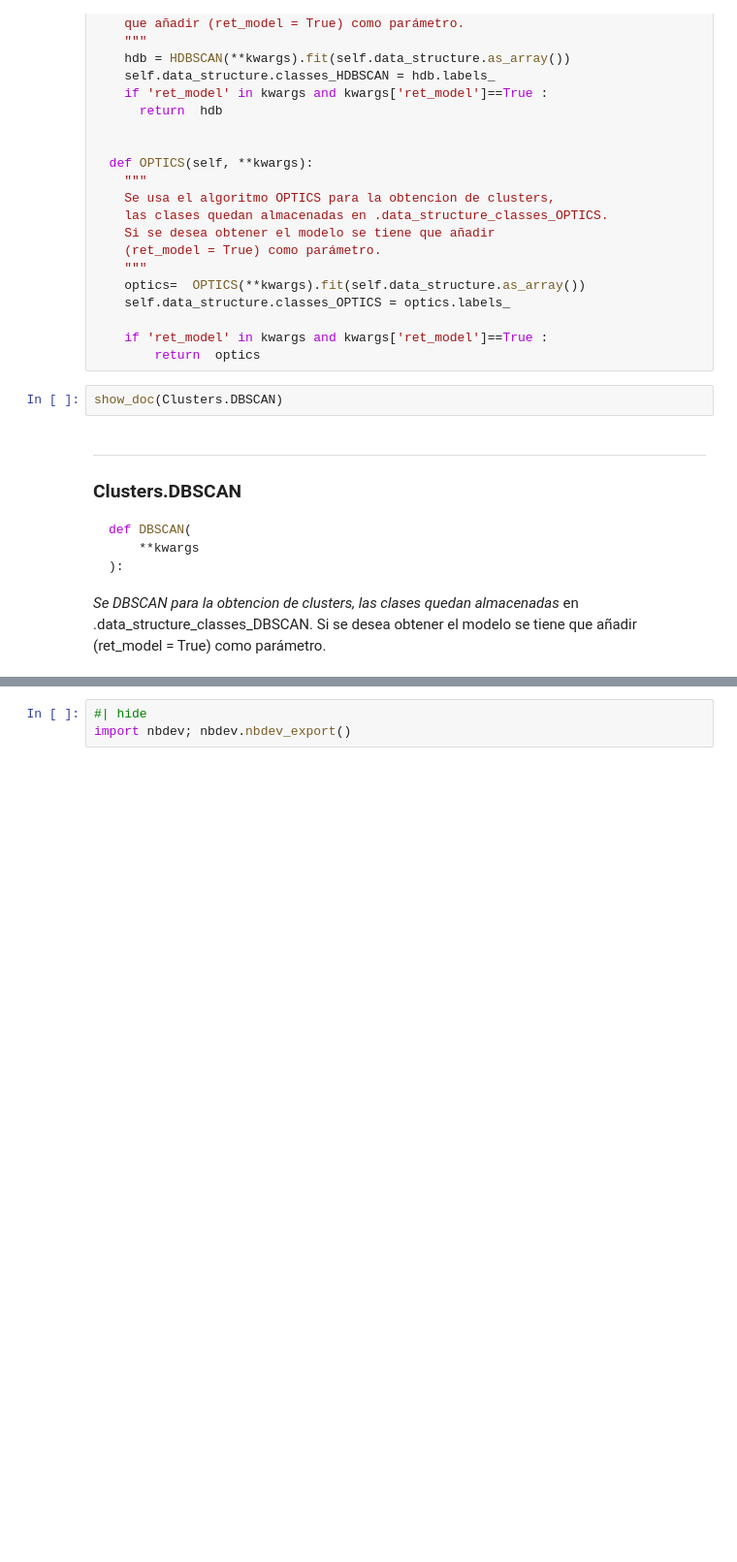
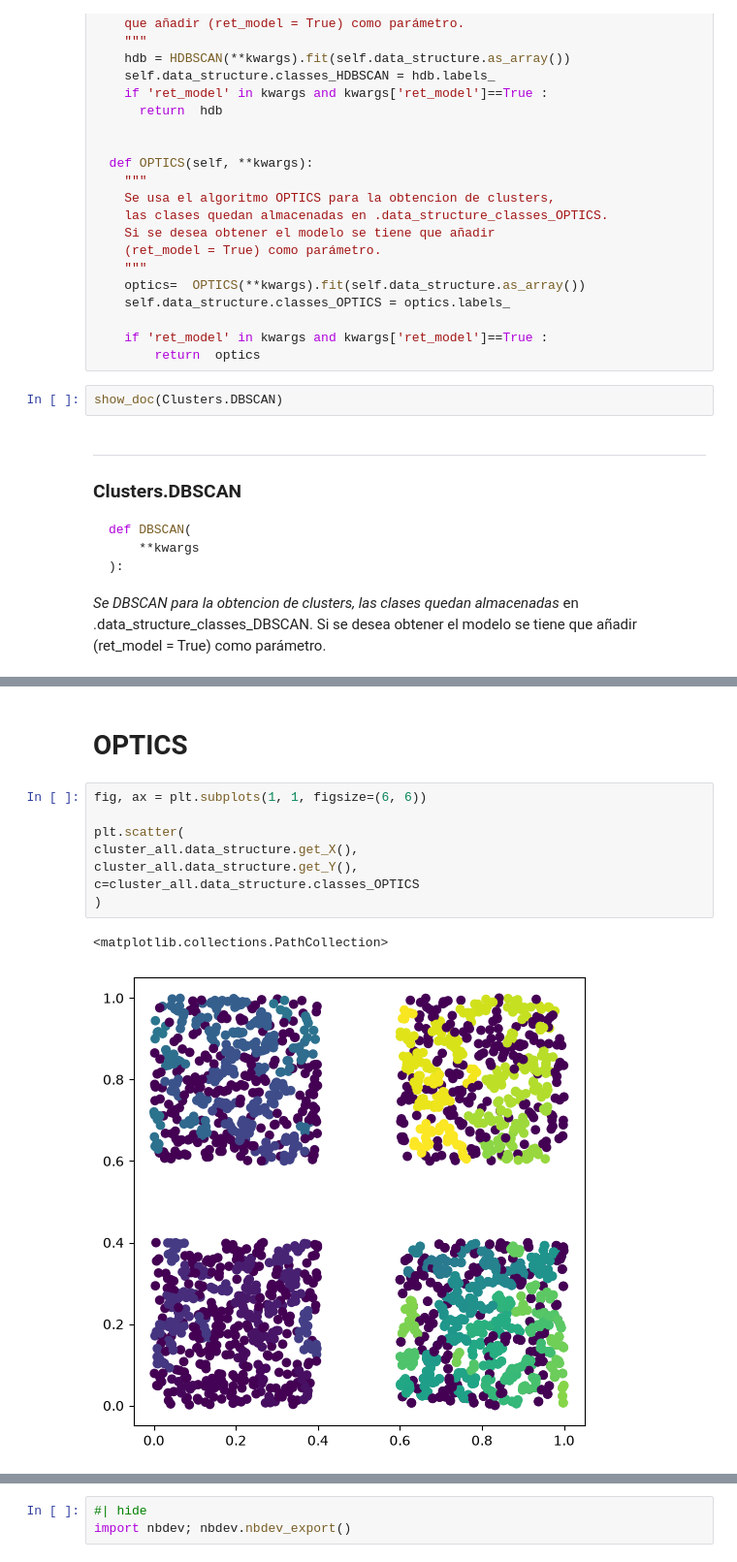
Before and after one commit to msalazarcgeo/clusterizations_nbdev_2026, a Jupyter notebook: nbs/00_cluster.ipynb, the cells around one changed output, grey strips where cells are left out. Shown at 97% size. Cells and saved outputs as stored; diff of their text form; blank space fills up the shorter version.

```diff
--- a/nbs/00_cluster.ipynb
+++ b/nbs/00_cluster.ipynb
@@ -259,0 +400,13 @@ que añadir (ret_model = True) como parámetro.
+# %% [markdown]
+# OPTICS
+# %%
+fig, ax = plt.subplots(1, 1, figsize=(6, 6))
+
+plt.scatter(
+cluster_all.data_structure.get_X(),
+cluster_all.data_structure.get_Y(),
+c=cluster_all.data_structure.classes_OPTICS
+)
+# %% [output]
+<matplotlib.collections.PathCollection>
+[figure, added]
```
Also changed, not shown: parts of 32 cells of this notebook, 3 other files.
